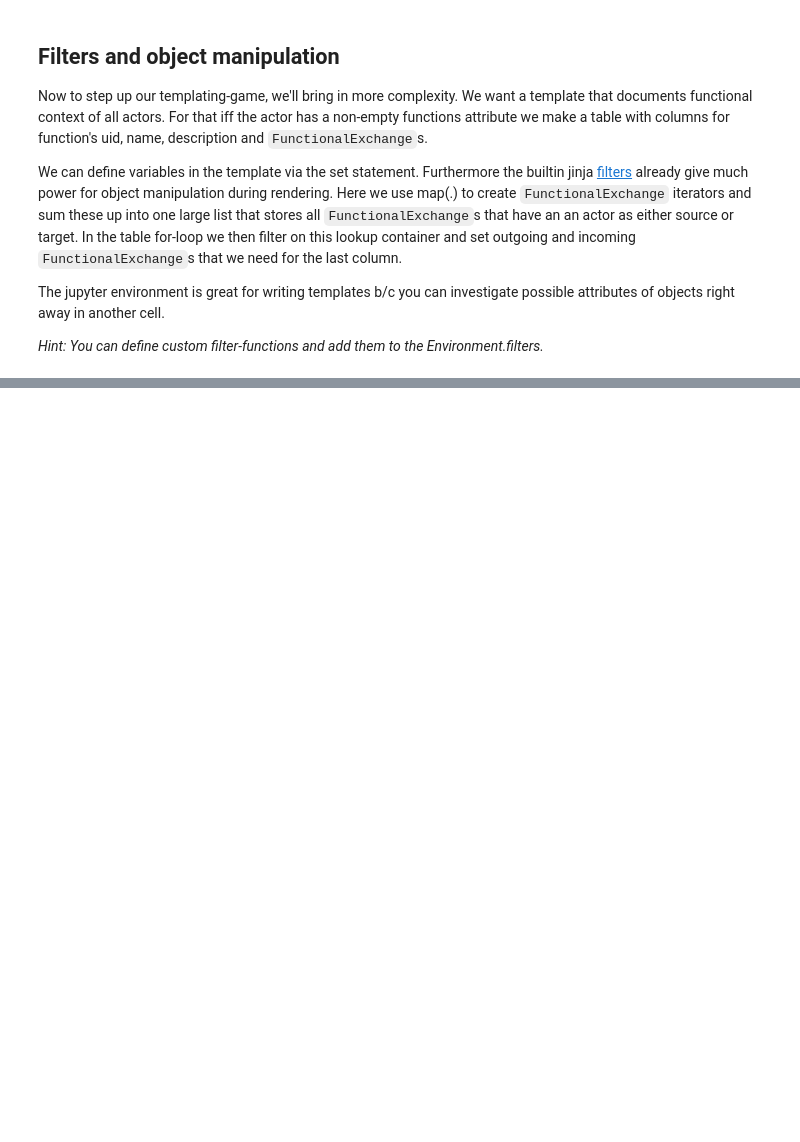
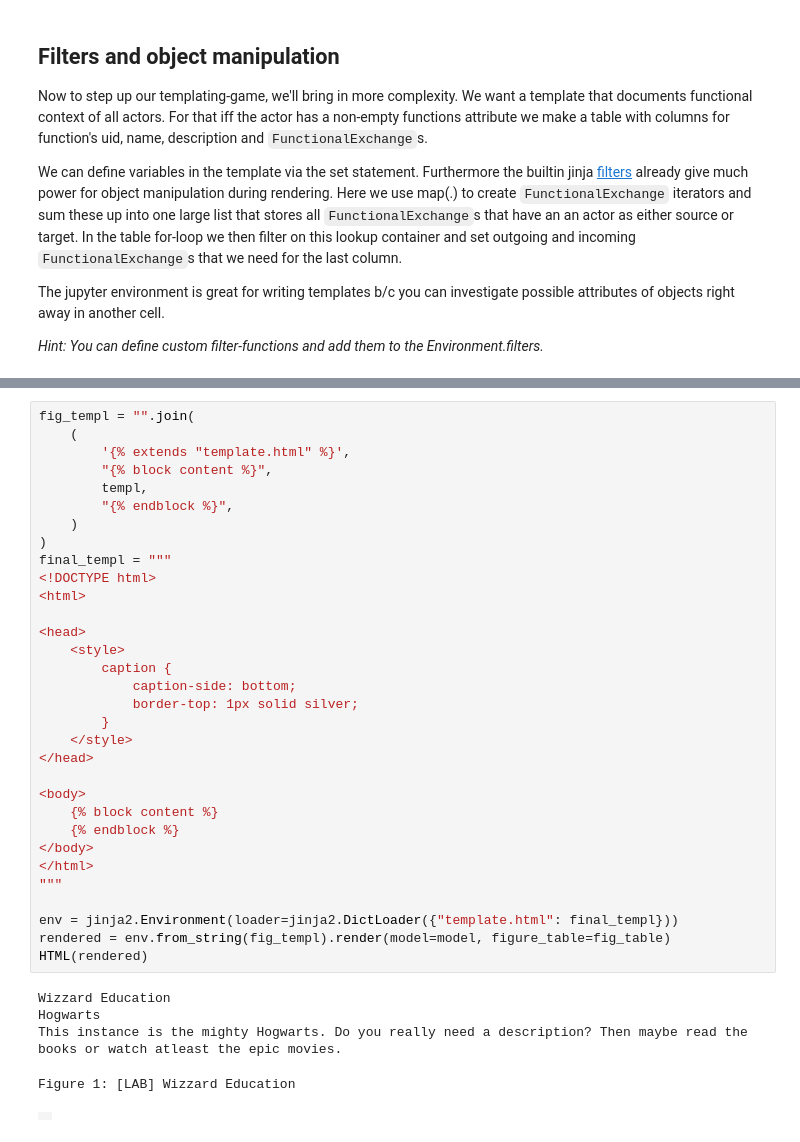
Before and after one commit to DSD-DBS/py-capellambse, a Jupyter notebook: examples/04 Intro to Jinja templating.ipynb, the cells around one changed output, grey strips where cells are left out. Cells and saved outputs as stored; diff of their text form; blank space fills up the shorter version.

```diff
--- a/examples/04 Intro to Jinja templating.ipynb
+++ b/examples/04 Intro to Jinja templating.ipynb
@@ -151,0 +262,38 @@ templ1 = """
+# %%
+fig_templ = "".join(
+    (
+        '{% extends "template.html" %}',
+        "{% block content %}",
+        templ,
+        "{% endblock %}",
+    )
+)
+final_templ = """
+<!DOCTYPE html>
+<html>
+
+<head>
+    <style>
+        caption {
+            caption-side: bottom;
+            border-top: 1px solid silver;
+        }
+    </style>
+</head>
+
+<body>
+    {% block content %}
+    {% endblock %}
+</body>
+</html>
+"""
+
+env = jinja2.Environment(loader=jinja2.DictLoader({"template.html": final_templ}))
+rendered = env.from_string(fig_templ).render(model=model, figure_table=fig_table)
+HTML(rendered)
+# %% [output]
+Wizzard Education
+Hogwarts
+This instance is the mighty Hogwarts. Do you really need a description? Then maybe read the books or watch atleast the epic movies.
+Figure 1: [LAB] Wizzard Education
+|  |
```
Also changed, not shown: parts of 8 cells of this notebook.
